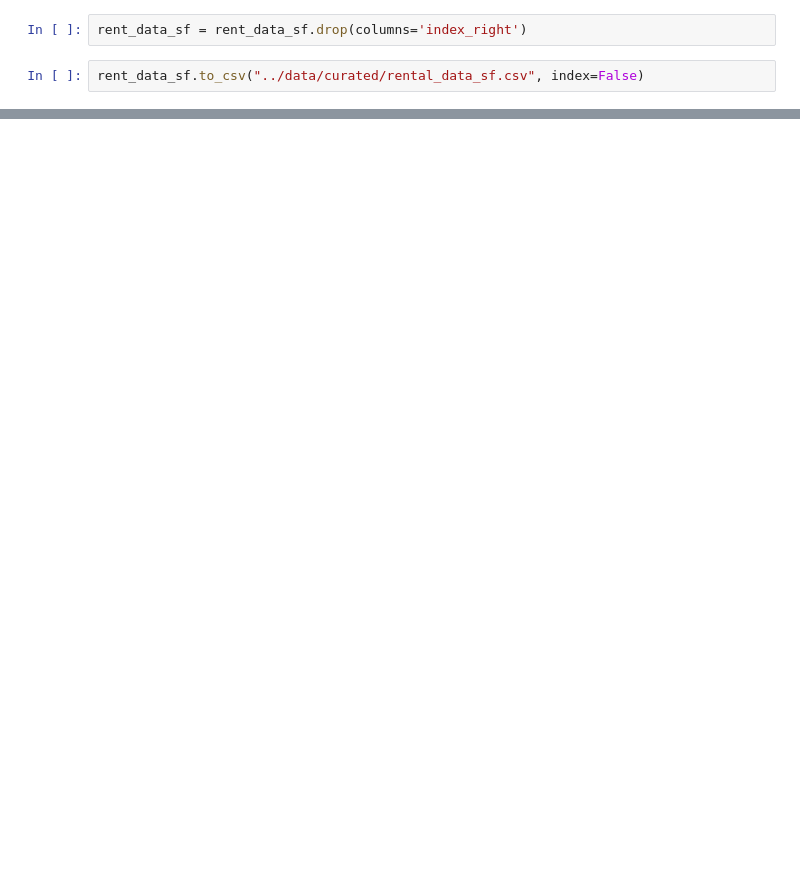
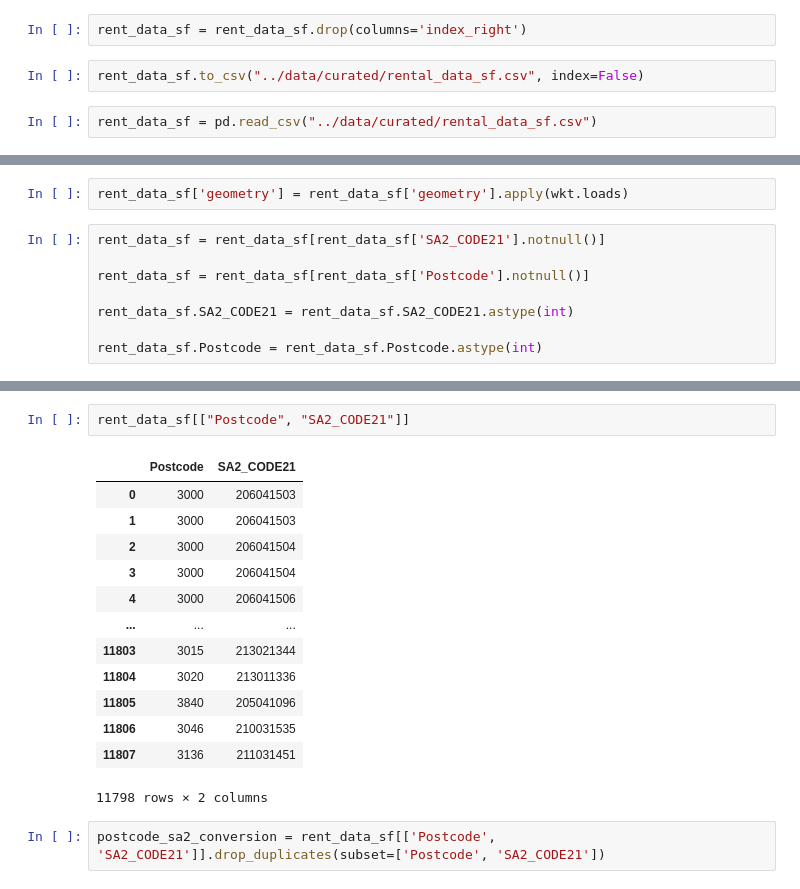
Before and after one commit to stephenmarcou/Real-Estate-Industry-Project, a Jupyter notebook: notebooks/rental_sa2.ipynb, the cells around one changed output, grey strips where cells are left out. Saved outputs shown, nothing was run; the diff lists cells and outputs as text; blank space fills up the shorter version.

Commit message:
Finally converted sa2 to postcode

```diff
--- a/notebooks/rental_sa2.ipynb
+++ b/notebooks/rental_sa2.ipynb
@@ -48,3 +48,5 @@ Right CRS: EPSG:7844
 rent_data_sf = rent_data_sf.drop(columns='index_right')
 # %%
 rent_data_sf.to_csv("../data/curated/rental_data_sf.csv", index=False)
+# %%
+rent_data_sf = pd.read_csv("../data/curated/rental_data_sf.csv")
@@ -50,0 +55,10 @@ rent_data_sf.to_csv("../data/curated/rental_data_sf.csv", index=False)
+# %%
+rent_data_sf['geometry'] = rent_data_sf['geometry'].apply(wkt.loads)
+# %%
+rent_data_sf = rent_data_sf[rent_data_sf['SA2_CODE21'].notnull()]
+
+rent_data_sf = rent_data_sf[rent_data_sf['Postcode'].notnull()]
+
+rent_data_sf.SA2_CODE21 = rent_data_sf.SA2_CODE21.astype(int)
+
+rent_data_sf.Postcode = rent_data_sf.Postcode.astype(int)
@@ -50,0 +74,18 @@ rent_data_sf.to_csv("../data/curated/rental_data_sf.csv", index=False)
+# %%
+rent_data_sf[["Postcode", "SA2_CODE21"]]
+# %% [output]
+|  | Postcode | SA2_CODE21 |
+| 0 | 3000 | 206041503 |
+| 1 | 3000 | 206041503 |
+| 2 | 3000 | 206041504 |
+| 3 | 3000 | 206041504 |
+| 4 | 3000 | 206041506 |
+| ... | ... | ... |
+| 11803 | 3015 | 213021344 |
+| 11804 | 3020 | 213011336 |
+| 11805 | 3840 | 205041096 |
+| 11806 | 3046 | 210031535 |
+| 11807 | 3136 | 211031451 |
+11798 rows × 2 columns
+# %%
+postcode_sa2_conversion = rent_data_sf[['Postcode', 'SA2_CODE21']].drop_duplicates(subset=['Postcode', 'SA2_CODE21'])
```
Also changed, not shown: parts of 7 cells of this notebook, 3 other files.
